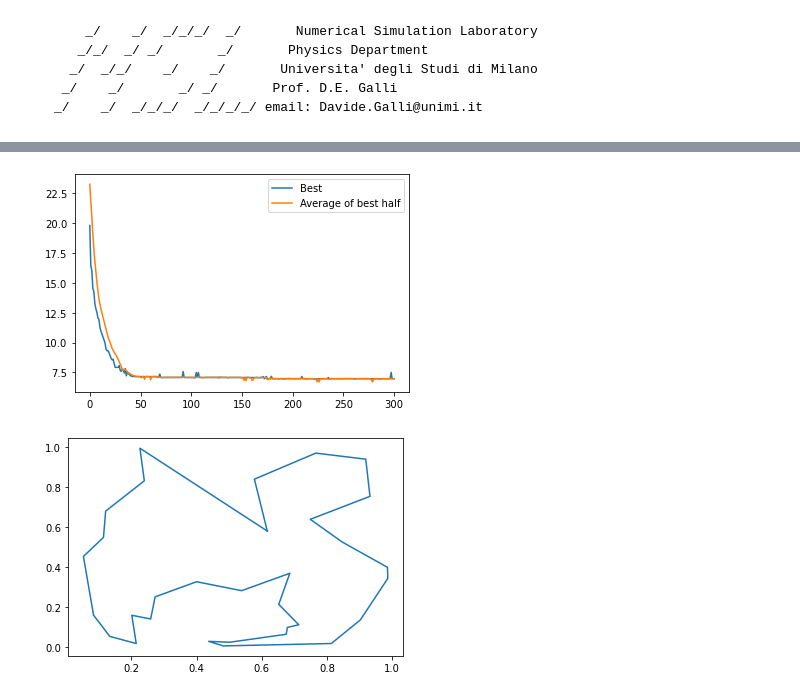
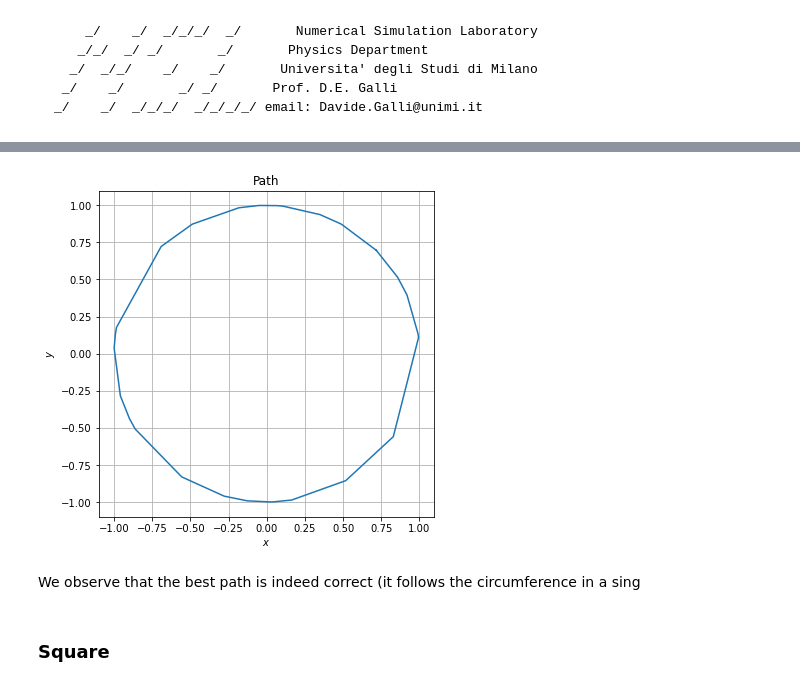
Before and after one commit to teozec/numerical-simulation, a Jupyter notebook: 9/9.ipynb, the cells around one changed output, grey strips where cells are left out. Cells and saved outputs as stored; diff of their text form; code cells hidden in the pictures.

```diff
--- a/9/9.ipynb
+++ b/9/9.ipynb
@@ -28,16 +39,19 @@ plt.show()
+# %%
+plt.figure(figsize=(6, 6))
+plt.plot(cities[best, 1], cities[best, 2]);
+plt.grid()
+plt.title("Path")
+plt.xlabel("$x$")
+plt.ylabel("$y$")
+plt.show()
+# %% [output]
+[figure, added]
+# %% [markdown]
+We observe that the best path is indeed correct (it follows the circumference in a sing
+# %% [markdown]
+### Square
 # %%
 cities = np.loadtxt("data/9.1-square-cities.dat")
 out = np.loadtxt("data/9.1-square-out.dat")
 best = np.loadtxt("data/9.1-square-best.dat", dtype="int")
 best = np.append(best, best[0])
-
-x = np.arange(out[:, 0].size)
-plt.plot(x, out[:, 0], label="Best");
-plt.plot(x, out[:, 1], label="Average of best half");
-plt.legend()
-plt.show()
-plt.plot(cities[best, 1], cities[best, 2]);
-plt.show()
-# %% [output]
-[figure, removed]
-[figure, removed]
```
Also changed, not shown: parts of 8 cells of this notebook, 2 other files.
